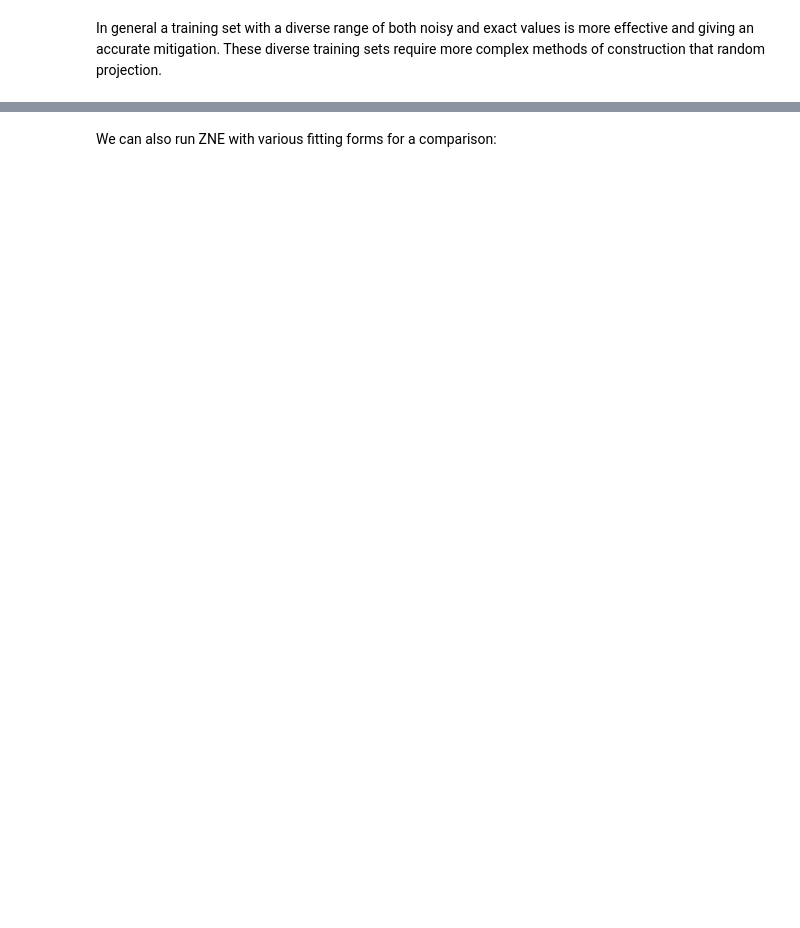
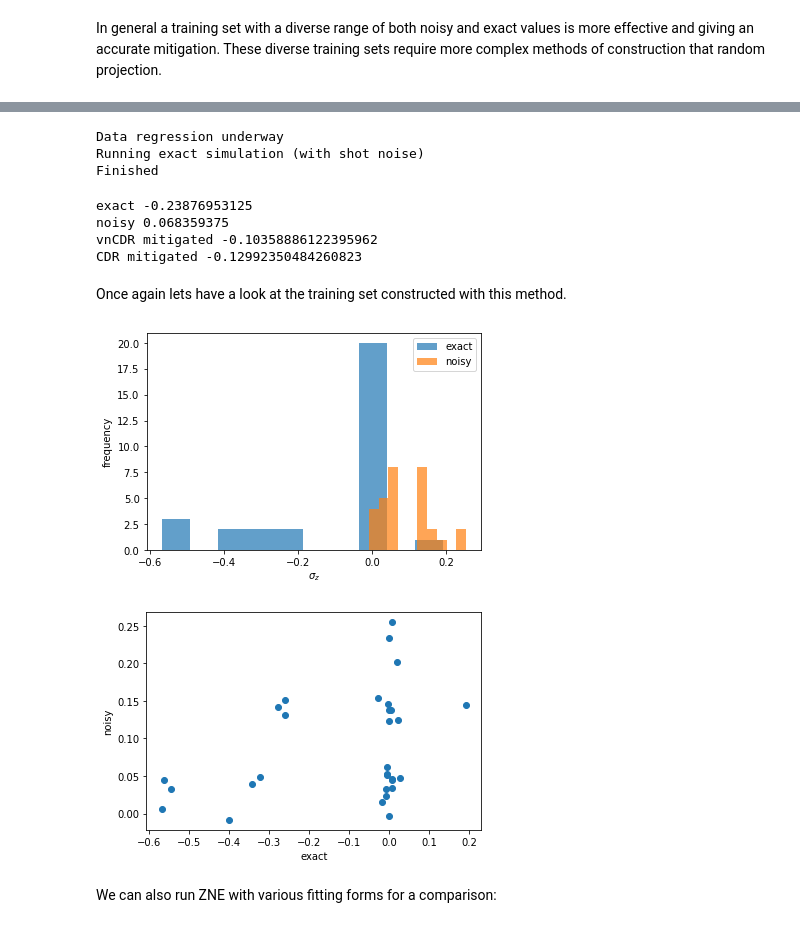
Before and after one commit to unitaryfund/mitiq, a Jupyter notebook: mitiq/vnCDR/vnCDR_sketch.ipynb, the cells around one changed output, grey strips where cells are left out. Saved outputs shown, nothing was run; the diff lists cells and outputs as text; code cells hidden in the pictures; blank space fills up the shorter version.

```diff
--- a/mitiq/vnCDR/vnCDR_sketch.ipynb
+++ b/mitiq/vnCDR/vnCDR_sketch.ipynb
@@ -909,3 +1091,48 @@ In general a training set with a diverse range of both noisy and exact values is
+# %%
+print('Data regression underway')
+
+# Now including sigma argument:
+
+sigma = 0.5
+vnCDR_mit, CDR_mit, noisy, training_data = clifford_data_mitigation(circuit_new, scale_factors,M,N, sigma)
+print('Running exact simulation (with shot noise)')
+exact = simulator(circuit_new)
+print('Finished')
+# %% [output]
+Data regression underway
+Running exact simulation (with shot noise)
+Finished
+# %%
+print('exact',exact)
+print('noisy', noisy[0])
+print('vnCDR mitigated', vnCDR_mit)
+print('CDR mitigated', CDR_mit)
+# %% [output]
+exact -0.23876953125
+noisy 0.068359375
+vnCDR mitigated -0.10358886122395962
+CDR mitigated -0.12992350484260823
+# %% [markdown]
+Once again lets have a look at the training set constructed with this method.
+# %%
+noise_level=1
+exact_observables = training_data[:,0]
+noise_1_observables = training_data[:,noise_level]
+plt.figure(1)
+plt.hist(exact_observables, bins=10, alpha=0.7, label = 'exact')
+plt.hist(noise_1_observables, bins=10, alpha = 0.7, label = 'noisy')
+plt.legend()
+plt.xlabel(r'$\sigma_{z}$')
+plt.ylabel('frequency')
+plt.show()
+plt.figure(2)
+plt.scatter(exact_observables, noise_1_observables)
+plt.xlabel('exact')
+plt.ylabel('noisy')
+plt.show()
+# %% [output]
+[figure, added]
+[figure, added]
 # %% [markdown]
 We can also run ZNE with various fitting forms for a comparison:
 # %%
```
Also changed, not shown: parts of 33 cells of this notebook.
